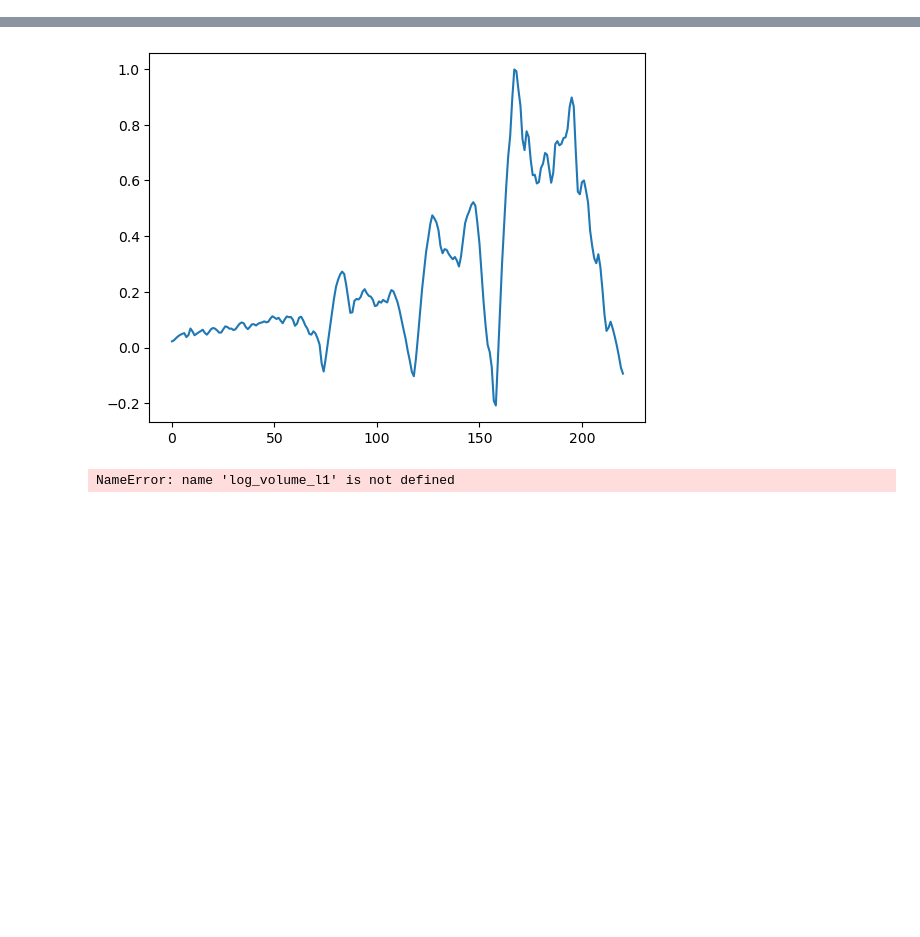
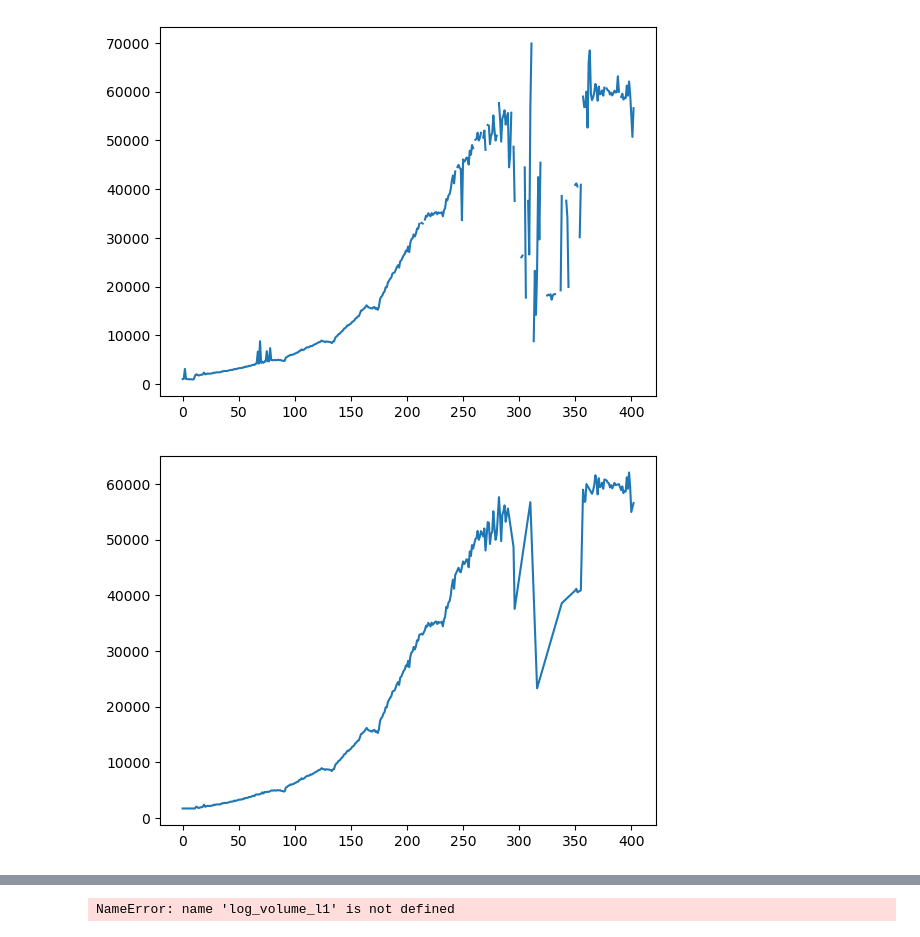
Before and after one commit to spsalmon/towbintools, a Jupyter notebook: towbintools/data_analysis/test_data_analysis.ipynb, the cells around one changed output, grey strips where cells are left out. Cells and saved outputs as stored; diff of their text form; code cells hidden in the pictures; blank space fills up the shorter version.

```diff
--- a/towbintools/data_analysis/test_data_analysis.ipynb
+++ b/towbintools/data_analysis/test_data_analysis.ipynb
@@ -10,13 +10,28 @@ filemap = pd.read_csv(filemap_path)
 # %%
 volume = filemap['ch2_seg_str_area'].to_numpy()
 time = filemap['ExperimentTime'].to_numpy()
 classification = filemap['ch2_seg_str_worm_type'].to_numpy()
 
 hatch = int(filemap['HatchTime'].iloc[0])
 m4 = int(filemap['M4'].iloc[0])
 
-volume = volume[hatch:m4]
-time = time[hatch:m4]
-classification = classification[hatch:m4]
+# volume = volume[hatch:m4]
+# time = time[hatch:m4]
+# classification = classification[hatch:m4]
 
-instant = compute_instantaneous_growth_rate_classified(volume, time, classification, savgol_filter_window=15)
+plt.plot(volume)
+plt.show()
+volume = correct_volume_time_series(volume, classification)
+plt.plot(volume)
+plt.show()
+
+volume = np.log(volume)
+
+instant = compute_instantaneous_growth_rate(volume, time, smoothing_method="moving_average")
+plt.plot(instant)
+instant = compute_instantaneous_growth_rate(volume, time, smoothing_method="savgol")
+plt.plot(instant)
+plt.show()
+# %% [output]
+[figure, added]
+[figure, added]
@@ -23,8 +39,3 @@ instant = compute_instantaneous_growth_rate_classified(volume, time, classificat
-# %%
-plt.plot(instant)
-plt.show()
-# %% [output]
-[figure, removed]
 # %%
 diff = np.diff(log_volume_l1)/np.diff(time_l1)
 plt.plot(time_l1[:-1], diff)
```
Also changed, not shown: parts of 2 cells of this notebook, 1 other file.
